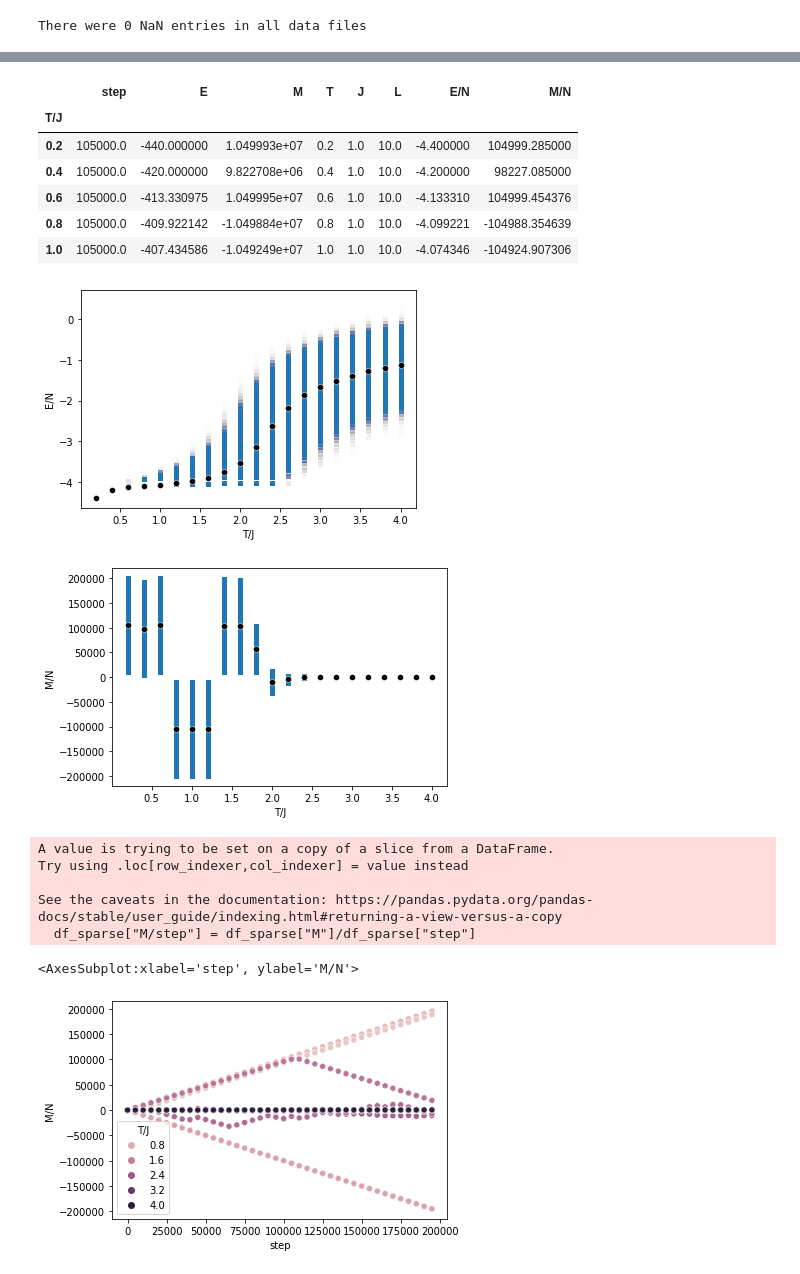
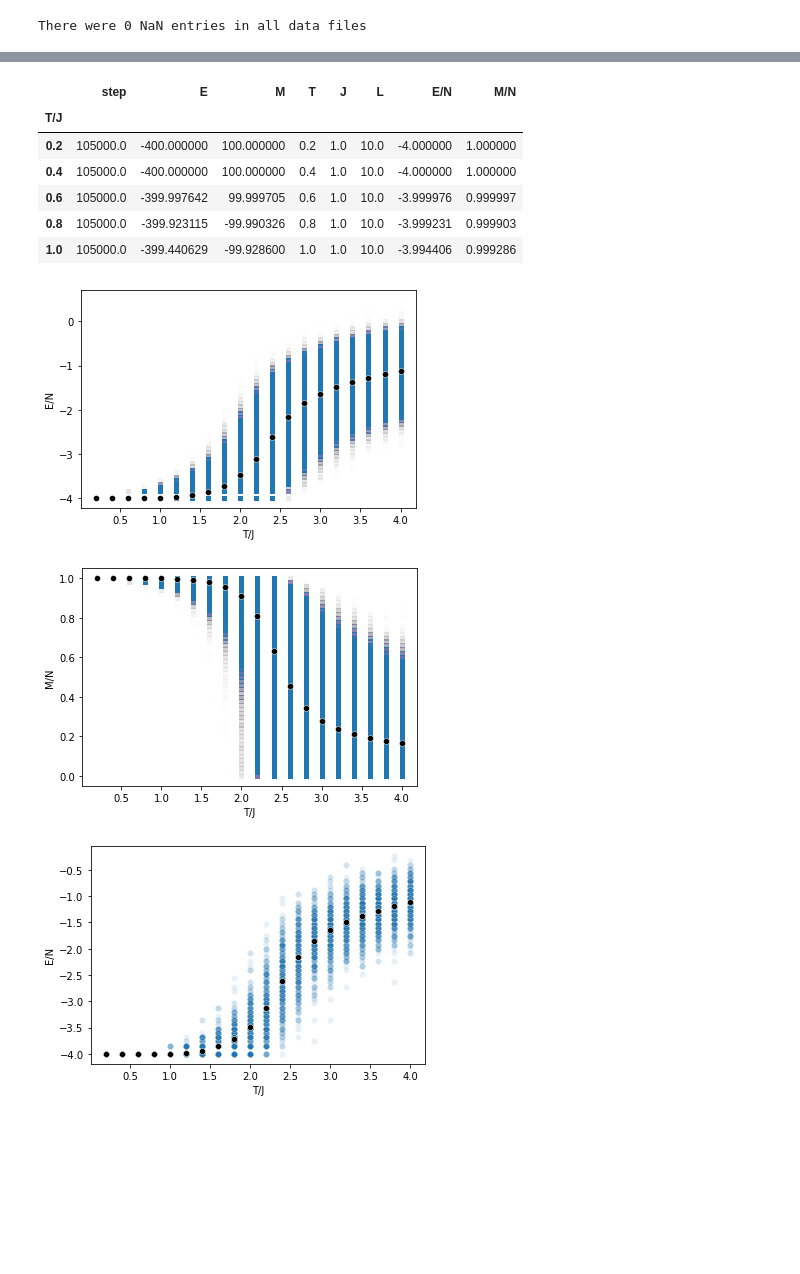
Before and after one commit to caseyberger/ising, a Jupyter notebook: isingOOP/IsingAnalysis.ipynb, the cells around one changed output, grey strips where cells are left out. Cells and saved outputs as stored; diff of their text form; code cells hidden in the pictures; blank space fills up the shorter version.

```diff
--- a/isingOOP/IsingAnalysis.ipynb
+++ b/isingOOP/IsingAnalysis.ipynb
@@ -47,7 +47,7 @@ print("There were "+str(len(nulldata))+" NaN entries in all data files")
 df = df.dropna()
 df["T/J"] = df["T"]/(df["J"])
 df["E/N"] = df["E"]/(df["L"]*df["L"])
-df["M/N"] = df["M"]/(df["L"]*df["L"])
+df["M/N"] = np.abs(df["M"])/(df["L"]*df["L"])
 # %% [output]
 There were 0 NaN entries in all data files
 # %%
@@ -82,32 +81,25 @@ means.head()
 # %% [output]
 |  | step | E | M | T | J | L | E/N | M/N |
 | T/J |  |  |  |  |  |  |  |  |
-| 0.2 | 105000.0 | -440.000000 | 1.049993e+07 | 0.2 | 1.0 | 10.0 | -4.400000 | 104999.285000 |
-| 0.4 | 105000.0 | -420.000000 | 9.822708e+06 | 0.4 | 1.0 | 10.0 | -4.200000 | 98227.085000 |
-| 0.6 | 105000.0 | -413.330975 | 1.049995e+07 | 0.6 | 1.0 | 10.0 | -4.133310 | 104999.454376 |
-| 0.8 | 105000.0 | -409.922142 | -1.049884e+07 | 0.8 | 1.0 | 10.0 | -4.099221 | -104988.354639 |
-| 1.0 | 105000.0 | -407.434586 | -1.049249e+07 | 1.0 | 1.0 | 10.0 | -4.074346 | -104924.907306 |
+| 0.2 | 105000.0 | -400.000000 | 100.000000 | 0.2 | 1.0 | 10.0 | -4.000000 | 1.000000 |
+| 0.4 | 105000.0 | -400.000000 | 100.000000 | 0.4 | 1.0 | 10.0 | -4.000000 | 1.000000 |
+| 0.6 | 105000.0 | -399.997642 | 99.999705 | 0.6 | 1.0 | 10.0 | -3.999976 | 0.999997 |
+| 0.8 | 105000.0 | -399.923115 | -99.990326 | 0.8 | 1.0 | 10.0 | -3.999231 | 0.999903 |
+| 1.0 | 105000.0 | -399.440629 | -99.928600 | 1.0 | 1.0 | 10.0 | -3.994406 | 0.999286 |
 # %%
 ax = sns.scatterplot(data = df[df["step"]>neq], x = "T/J", y = "E/N", alpha = 0.005)
 ax = sns.scatterplot(data = means, x = "T/J", y = "E/N", color = "black", alpha = 1)
 # %% [output]
-[figure, old version]
+[figure, new version]
 # %%
 ax = sns.scatterplot(data = df[df["step"]>neq], x = "T/J", y = "M/N", alpha = 0.005)
 ax = sns.scatterplot(data = means, x = "T/J", y = "M/N", color = "black", alpha = 1)
 # %% [output]
-[figure, old version]
+[figure, new version]
 # %%
-df_sparse = df[df.index % 5000 == 0]
-df_sparse["M/step"] = df_sparse["M"]/df_sparse["step"]
+df_sparse = df[df.index % 500 == 0]
-# %% [output]
-A value is trying to be set on a copy of a slice from a DataFrame.
-Try using .loc[row_indexer,col_indexer] = value instead
-
-See the caveats in the documentation: https://pandas.pydata.org/pandas-docs/stable/user_guide/indexing.html#returning-a-view-versus-a-copy
-  df_sparse["M/step"] = df_sparse["M"]/df_sparse["step"]
 # %%
-sns.scatterplot(data = df_sparse, x = "step", y = "M/N", hue = "T/J")
+ax = sns.scatterplot(data = df_sparse[df_sparse["step"]>neq], x = "T/J", y = "E/N", alpha = 0.1)
+ax = sns.scatterplot(data = means, x = "T/J", y = "E/N", color = "black", alpha = 1)
 # %% [output]
-<AxesSubplot:xlabel='step', ylabel='M/N'>
-[figure, old version]
+[figure, new version]
```
Also changed, not shown: parts of 4 cells of this notebook, 1 other file.
